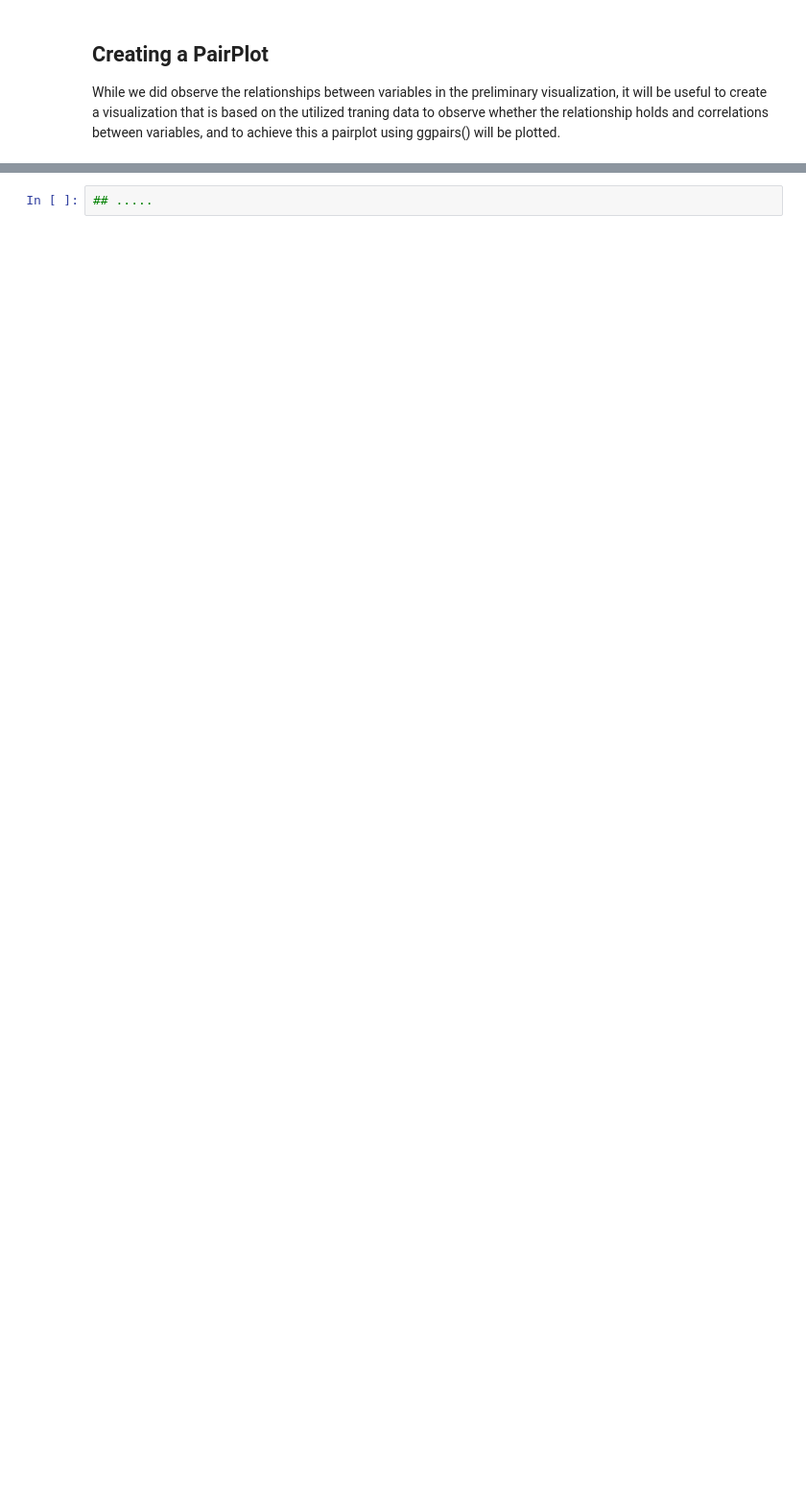
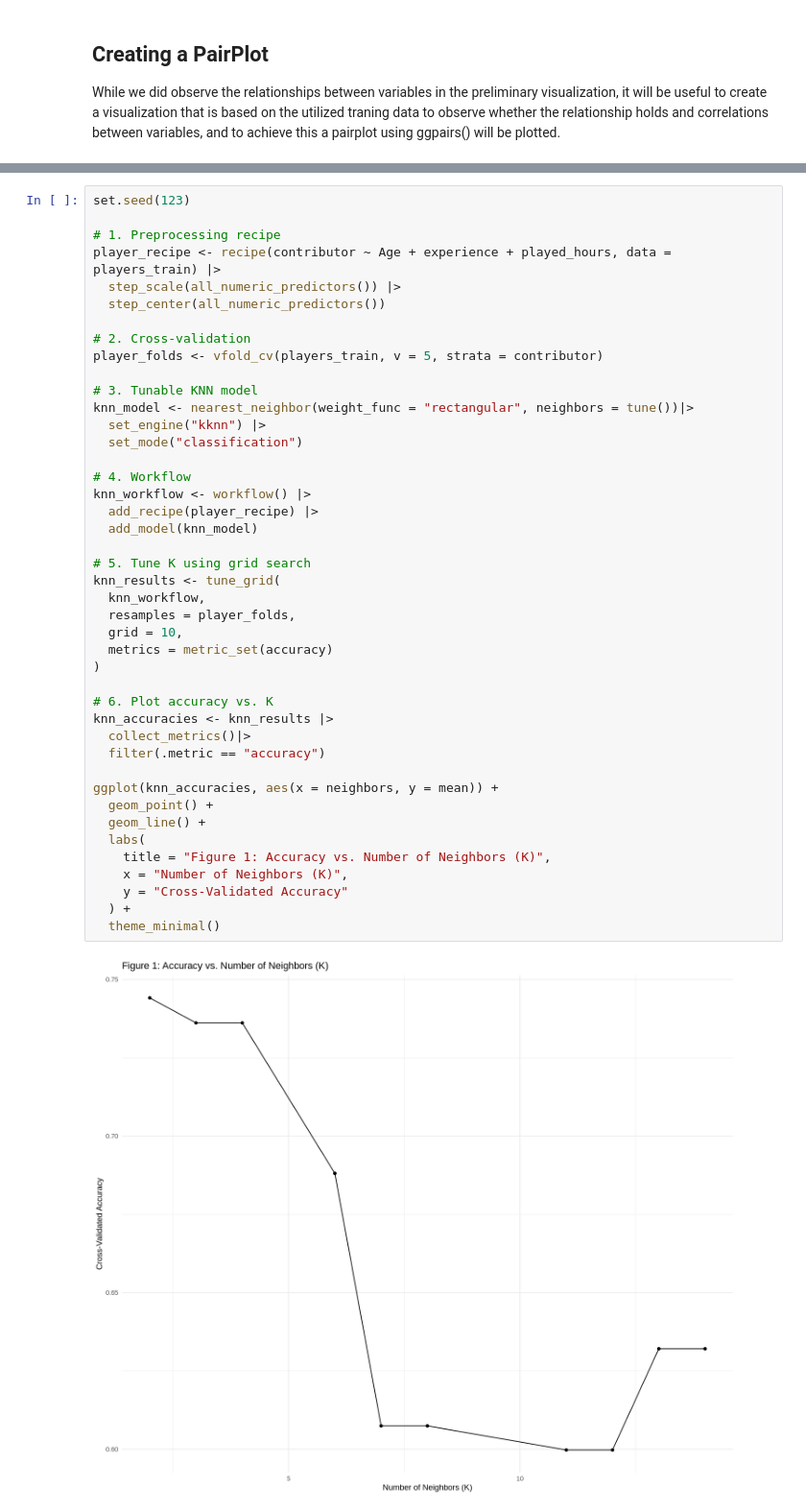
Before and after one commit to OliviaC-2/Group_project_player, a Jupyter notebook: Group_project.ipynb, the cells around one changed output, grey strips where cells are left out. Shown at 96% size. Drawn from its saved outputs; the diff is of its cells as text; blank space fills up the shorter version.

```diff
--- a/Group_project.ipynb
+++ b/Group_project.ipynb
@@ -164,2 +234,45 @@ Instead, due to the non-linear nature of the relationship between Age and played
 # %%
-## .....
+set.seed(123)
+
+# 1. Preprocessing recipe
+player_recipe <- recipe(contributor ~ Age + experience + played_hours, data = players_train) |>
+  step_scale(all_numeric_predictors()) |>
+  step_center(all_numeric_predictors())
+
+# 2. Cross-validation
+player_folds <- vfold_cv(players_train, v = 5, strata = contributor)
+
+# 3. Tunable KNN model
+knn_model <- nearest_neighbor(weight_func = "rectangular", neighbors = tune())|>
+  set_engine("kknn") |>
+  set_mode("classification")
+
+# 4. Workflow
+knn_workflow <- workflow() |>
+  add_recipe(player_recipe) |>
+  add_model(knn_model)
+
+# 5. Tune K using grid search
+knn_results <- tune_grid(
+  knn_workflow,
+  resamples = player_folds,
+  grid = 10,
+  metrics = metric_set(accuracy)
+)
+
+# 6. Plot accuracy vs. K
+knn_accuracies <- knn_results |>
+  collect_metrics()|>
+  filter(.metric == "accuracy")
+
+ggplot(knn_accuracies, aes(x = neighbors, y = mean)) +
+  geom_point() +
+  geom_line() +
+  labs(
+    title = "Figure 1: Accuracy vs. Number of Neighbors (K)",
+    x = "Number of Neighbors (K)",
+    y = "Cross-Validated Accuracy"
+  ) +
+  theme_minimal()
+# %% [output]
+[figure, added]
```
Also changed, not shown: parts of 17 cells of this notebook.
